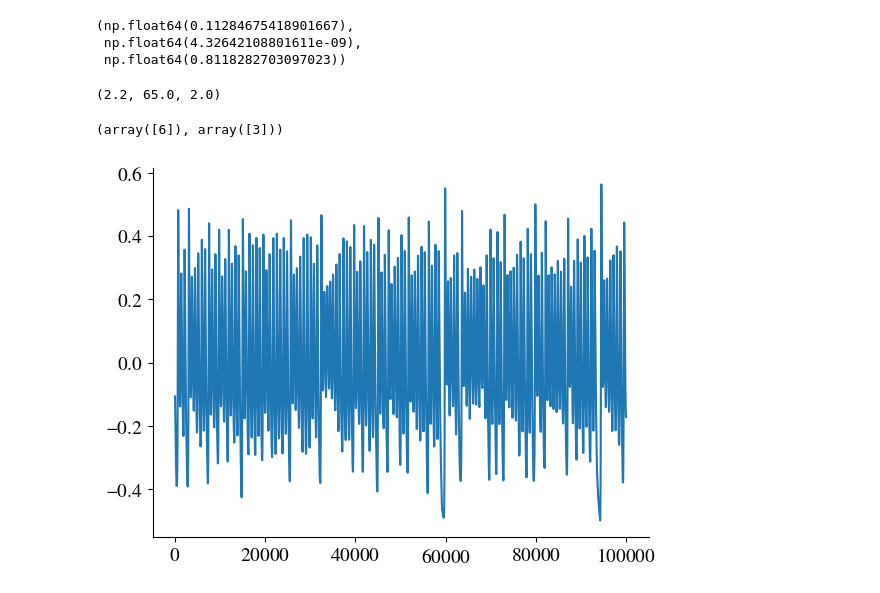
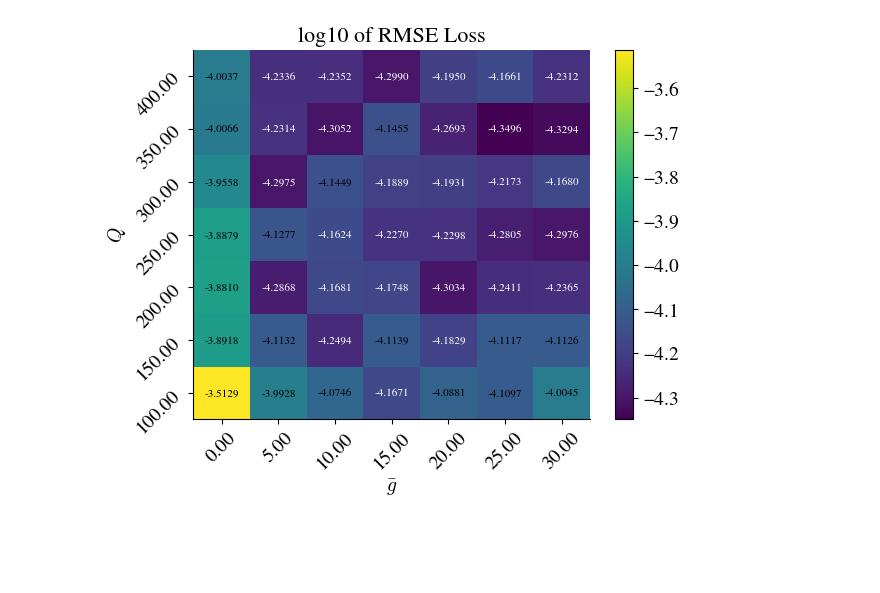
Before and after one commit to themahani/ml_force_research, a Jupyter notebook: hpc/visualize_data.ipynb, the cells around one changed output. Drawn from its saved outputs; the diff is of its cells as text; code cells hidden in the pictures; blank space fills up the shorter version.

```diff
--- a/hpc/visualize_data.ipynb
+++ b/hpc/visualize_data.ipynb
@@ -287,24 +372,49 @@ plt.show()
-# %%
-p_sparsity = 0.01
-N = 5_000
-w_mock = np.random.normal(0, 1/np.sqrt(N*p_sparsity), size=(N, N))
-
-np.abs(w_mock).mean(), np.abs(w_mock).min(), np.abs(w_mock).max()
-# %% [output]
-(np.float64(0.11284675418901667),
- np.float64(4.32642108801611e-09),
- np.float64(0.8118282703097023))
-# %%
-.11 * 20, 65.0, 200.0 * 0.01
-# %% [output]
-(2.2, 65.0, 2.0)
-# %%
-np.where(losses == np.nanmin(losses))
-# %% [output]
-(array([6]), array([3]))
-# %%
-plt.plot(data['output_test'][:, -1])
-plt.show()
-# %% [output]
-[figure, removed]
+# %%
+rmse_losses_cond = np.log10(
+    np.array(
+        [
+            [
+                np.sum(total_stacked_cond[i][j]["rmse"])
+                for j in range(len(total_stacked_cond[i]))
+            ]
+            for i in range(len(total_stacked_cond))
+        ]
+    )
+)
+
+
+def plot_rmse_heatmap(rmse_losses, total_stacked: List, save_dir: str) -> None:
+    cl = plt.pcolormesh(rmse_losses, cmap="viridis")
+    mean_val = np.nanmean(rmse_losses)
+    for i in range(rmse_losses.shape[0]):
+        for j in range(rmse_losses.shape[1]):
+            val = rmse_losses[i, j]
+            txt = "nan" if np.isnan(val) else f"{val:.4f}"
+            color = "white" if (not np.isnan(val) and val < mean_val) else "black"
+            plt.text(
+                j + 0.5, i + 0.5, txt, ha="center", va="center", color=color, fontsize=8
+            )
+    plt.xticks(
+        ticks=np.arange(0.5, len(total_stacked[0]), 1.0),
+        labels=[
+            f"{total_stacked[0][i]['gbar']:.2f}" for i in range(len(total_stacked[0]))
+        ],
+        rotation=45,
+    )
+    plt.yticks(
+        ticks=np.arange(0.5, len(total_stacked), 1.0),
+        labels=[f"{total_stacked[i][0]['Q']:.2f}" for i in range(len(total_stacked))],
+        rotation=45,
+    )
+    plt.title("log10 of RMSE Loss", fontsize=16)
+    plt.xlabel(r"$\bar{g}$")
+    plt.ylabel(r"$Q$")
+    plt.colorbar(cl)
+    plt.savefig(os.path.join(save_dir, 'rmse_heatmap.pdf'), bbox_inches='tight')
+    plt.show()
+
+
+plot_rmse_heatmap(rmse_losses_cond, total_stacked_cond, save_dir_cond)
+# %% [output]
+[figure, added]
 # %%
```
Also changed, not shown: parts of 25 cells of this notebook, 7 other files.
